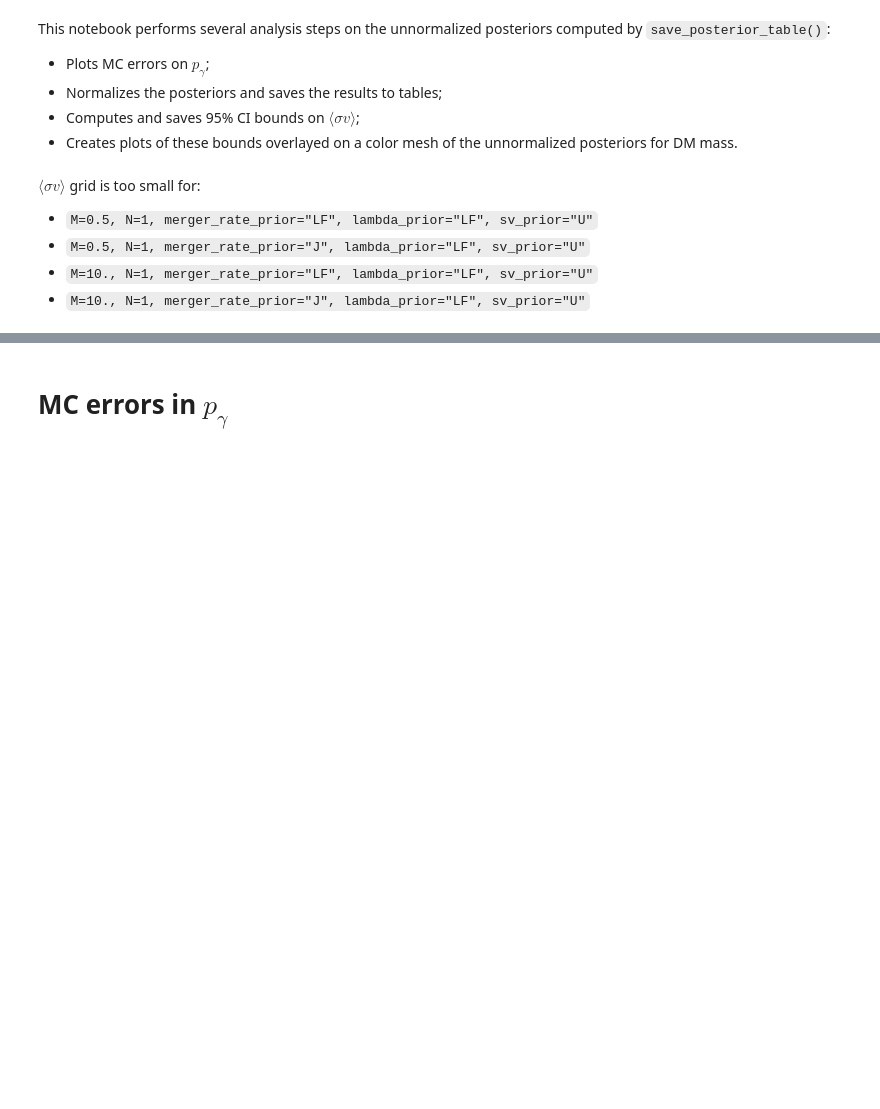
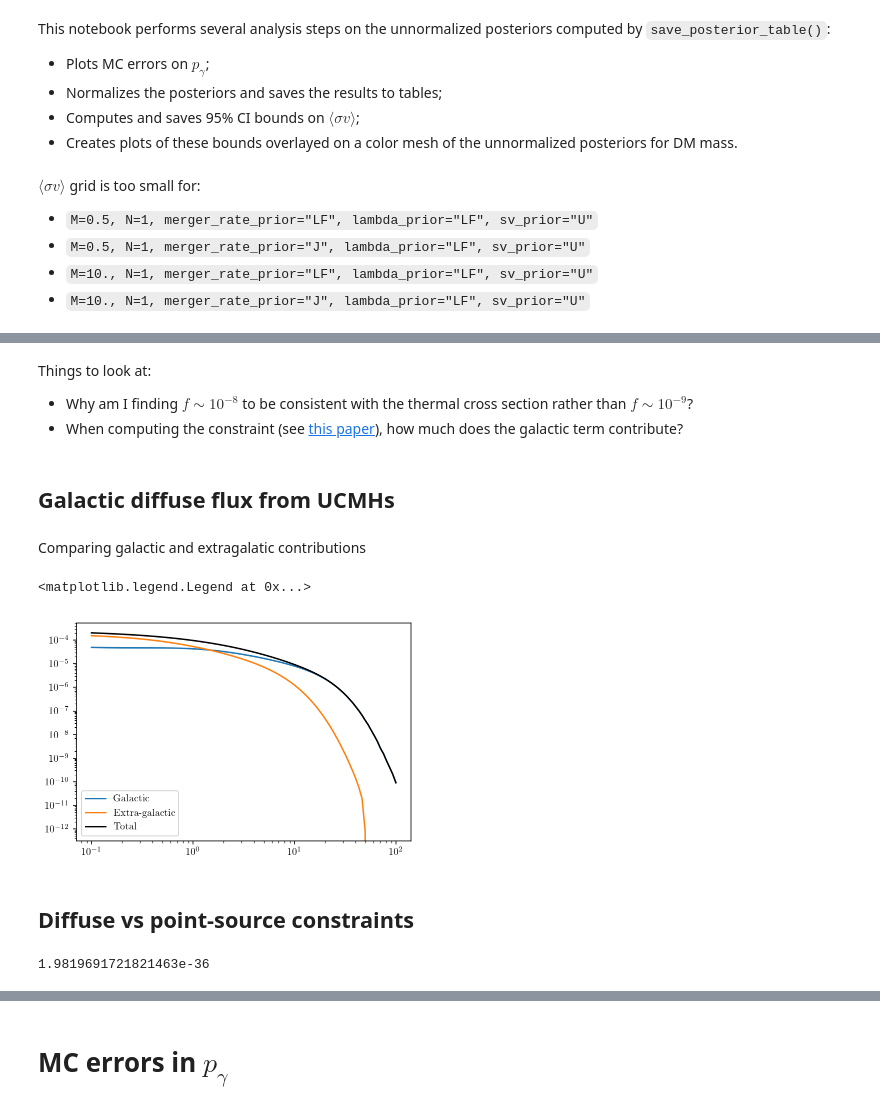
Before and after one commit to adam-coogan/pbhs_vs_wimps, a Jupyter notebook: posterior_sv_analysis_15_feb_2019.ipynb, the cells around one changed output, grey strips where cells are left out. Saved outputs shown, nothing was run; the diff lists cells and outputs as text; code cells hidden in the pictures; blank space fills up the shorter version.

```diff
--- a/posterior_sv_analysis_15_feb_2019.ipynb
+++ b/posterior_sv_analysis_15_feb_2019.ipynb
@@ -43,0 +129,4 @@ svs, _, post_vals = load_posterior(m_pbh, n_pbh, merger_rate_prior,
+# %% [markdown]
+Things to look at:
+* Why am I finding $f \sim 10^{-8}$ to be consistent with the thermal cross section rather than $f \sim 10^{-9}$?
+* When computing the constraint (see [this paper](https://arxiv.org/abs/1712.06383)), how much does the galactic term contribute?
@@ -43,0 +139,49 @@ svs, _, post_vals = load_posterior(m_pbh, n_pbh, merger_rate_prior,
+# %% [markdown]
+## Galactic diffuse flux from UCMHs
+# %%
+# LOS integral away from GC
+rho_los_int = quad(rho_einasto, d_earth, 1000*r_s_mw)[0]
+# Interpolator for exp(-tau(e, z'))
+exp_tau = load_exp_tau_interp()
+
+def phi_gal(e, m_dm, sv, m_pbh, f):  # (GeV cm^2 sr s)^-1
+    # 1 / kpc^2 / GeV / s
+    return (f * (1 - f)**2 * Gamma_pbh(m_dm, sv, m_pbh) / m_pbh *
+            rho_los_int / (4 * np.pi) * dnde_bb(e, m_dm).flatten()) / (kpc_to_cm)**2
+
+def phi_ex(e, m_dm, sv, m_pbh, f):  # (GeV cm^2 sr s)^-1
+    @np.vectorize
+    def _phi_ex(e):
+        def integrand(zp):
+            return exp_tau(e, zp)[0] / hubble(zp) * dnde_bb((1 + zp) * e, m_dm)
+
+        # integral = quad(integrand, 0, 1000, epsrel=1e-5, epsabs=0)[0]
+        zps = np.logspace(0, 3, 1000)
+        integral = trapz(integrand(zps), zps)
+
+        return (speed_of_light * f * (1 - f)**2 * Gamma_pbh(m_dm, sv, m_pbh) / m_pbh *
+                rho_dm_avg_0 / kpc_to_cm**2 * 1e3*integral / (4 * np.pi))
+
+    return _phi_ex(e)
+
+def phi_diff(e, m_dm, sv, m_pbh, f):  # (GeV cm^2 sr s)^-1
+    return phi_gal(e, m_dm, sv, m_pbh, f) + phi_ex(e, m_dm, sv, m_pbh, f)
+# %% [markdown]
+Comparing galactic and extragalatic contributions
+# %%
+m_dm = 100.
+sv = 1e-30
+
+es = np.logspace(-1, np.log10(m_dm), 100)
+plt.plot(es, phi_gal(es, m_dm, sv, m_pbh, f_map), label="Galactic")
+plt.plot(es, phi_ex(es, m_dm, sv, m_pbh, f_map), label="Extra-galactic")
+plt.plot(es, phi_diff(es, m_dm, sv, m_pbh, f_map), 'k', label="Total")
+
+plt.xscale("log")
+plt.yscale("log")
+plt.legend()
+# %% [output]
+<matplotlib.legend.Legend at 0x...>
+[figure, added]
+# %% [markdown]
+## Diffuse vs point-source constraints
@@ -43,0 +198,4 @@ svs, _, post_vals = load_posterior(m_pbh, n_pbh, merger_rate_prior,
+# %%
+sv_bound_diffuse(m_dm, m_pbh, 1e-4)
+# %% [output]
+1.9819691721821463e-36
```
Also changed, not shown: parts of 41 cells of this notebook, 18 other files.
